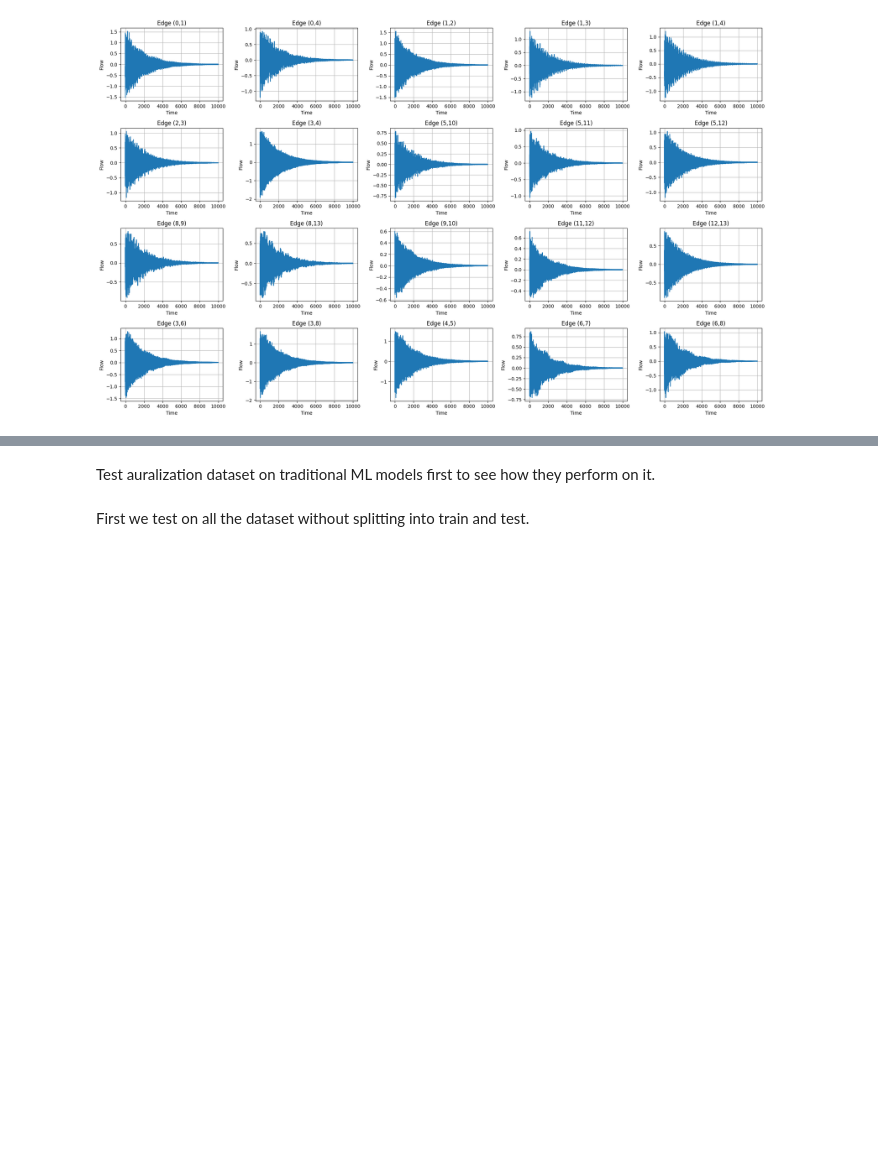
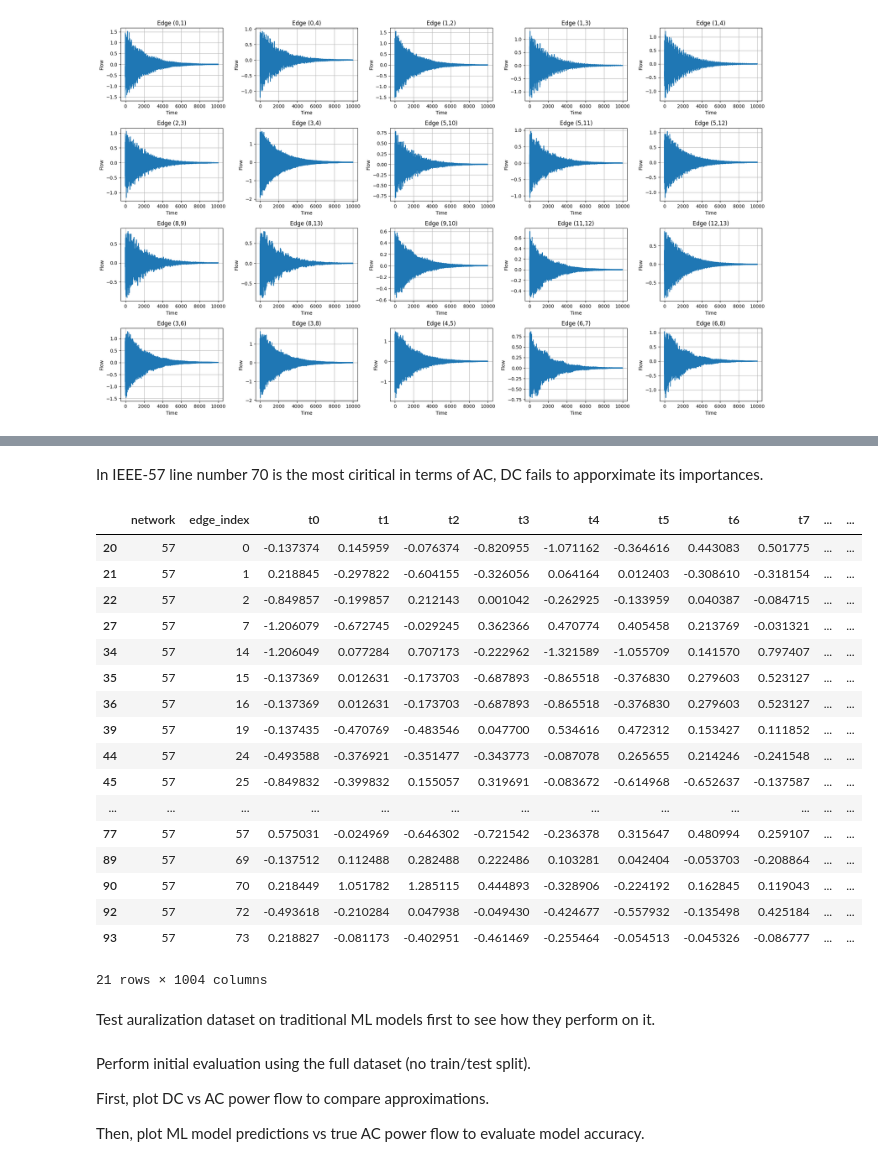
Before and after one commit to Shayhha/Research-Notes, a Jupyter notebook: notebooks/auralization_power_grids_notebook.ipynb, the cells around one changed output, grey strips where cells are left out. Drawn from its saved outputs; the diff is of its cells as text; code cells hidden in the pictures; blank space fills up the shorter version.

```diff
--- a/notebooks/auralization_power_grids_notebook.ipynb
+++ b/notebooks/auralization_power_grids_notebook.ipynb
@@ -684,3 +691,26 @@ aura_dataset[aura_dataset['network'] == 14]
+# %% [markdown]
+In IEEE-57 line number 70 is the most ciritical in terms of AC, DC fails to apporximate its importances.
+# %%
+aura_dataset[(aura_dataset['network'] == 57) & (np.abs(aura_dataset['target'] - aura_dataset['dc_approx']) > 0.2)]
+# %% [output]
+|  | network | edge_index | t0 | t1 | t2 | t3 | t4 | t5 | t6 | t7 | ... | ... |
+| 20 | 57 | 0 | -0.137374 | 0.145959 | -0.076374 | -0.820955 | -1.071162 | -0.364616 | 0.443083 | 0.501775 | ... | ... |
+| 21 | 57 | 1 | 0.218845 | -0.297822 | -0.604155 | -0.326056 | 0.064164 | 0.012403 | -0.308610 | -0.318154 | ... | ... |
+| 22 | 57 | 2 | -0.849857 | -0.199857 | 0.212143 | 0.001042 | -0.262925 | -0.133959 | 0.040387 | -0.084715 | ... | ... |
+| 27 | 57 | 7 | -1.206079 | -0.672745 | -0.029245 | 0.362366 | 0.470774 | 0.405458 | 0.213769 | -0.031321 | ... | ... |
+| 34 | 57 | 14 | -1.206049 | 0.077284 | 0.707173 | -0.222962 | -1.321589 | -1.055709 | 0.141570 | 0.797407 | ... | ... |
+| 35 | 57 | 15 | -0.137369 | 0.012631 | -0.173703 | -0.687893 | -0.865518 | -0.376830 | 0.279603 | 0.523127 | ... | ... |
+| 36 | 57 | 16 | -0.137369 | 0.012631 | -0.173703 | -0.687893 | -0.865518 | -0.376830 | 0.279603 | 0.523127 | ... | ... |
+| 39 | 57 | 19 | -0.137435 | -0.470769 | -0.483546 | 0.047700 | 0.534616 | 0.472312 | 0.153427 | 0.111852 | ... | ... |
+| 44 | 57 | 24 | -0.493588 | -0.376921 | -0.351477 | -0.343773 | -0.087078 | 0.265655 | 0.214246 | -0.241548 | ... | ... |
+| 45 | 57 | 25 | -0.849832 | -0.399832 | 0.155057 | 0.319691 | -0.083672 | -0.614968 | -0.652637 | -0.137587 | ... | ... |
+| ... | ... | ... | ... | ... | ... | ... | ... | ... | ... | ... | ... | ... |
+| 77 | 57 | 57 | 0.575031 | -0.024969 | -0.646302 | -0.721542 | -0.236378 | 0.315647 | 0.480994 | 0.259107 | ... | ... |
+| 89 | 57 | 69 | -0.137512 | 0.112488 | 0.282488 | 0.222486 | 0.103281 | 0.042404 | -0.053703 | -0.208864 | ... | ... |
+| 90 | 57 | 70 | 0.218449 | 1.051782 | 1.285115 | 0.444893 | -0.328906 | -0.224192 | 0.162845 | 0.119043 | ... | ... |
+| 92 | 57 | 72 | -0.493618 | -0.210284 | 0.047938 | -0.049430 | -0.424677 | -0.557932 | -0.135498 | 0.425184 | ... | ... |
+| 93 | 57 | 73 | 0.218827 | -0.081173 | -0.402951 | -0.461469 | -0.255464 | -0.054513 | -0.045326 | -0.086777 | ... | ... |
+21 rows × 1004 columns
 # %% [markdown]
 Test auralization dataset on traditional ML models first to see how they perform on it.
 # %%
@@ -729,7 +759,11 @@ MODELS = {
     'SVR': SVR(kernel='rbf', C=1.0, epsilon=0.1)
 }
 # %% [markdown]
-First we test on all the dataset without splitting into train and test.
+Perform initial evaluation using the full dataset (no train/test split).
+
+First, plot DC vs AC power flow to compare approximations.
+
+Then, plot ML model predictions vs true AC power flow to evaluate model accuracy.
 # %%
 # prepare our features and targets for training models (full dataset, no split)
 # remember that first two columns are network type and edge index so we dont include them
```
Also changed, not shown: parts of 13 cells of this notebook.
